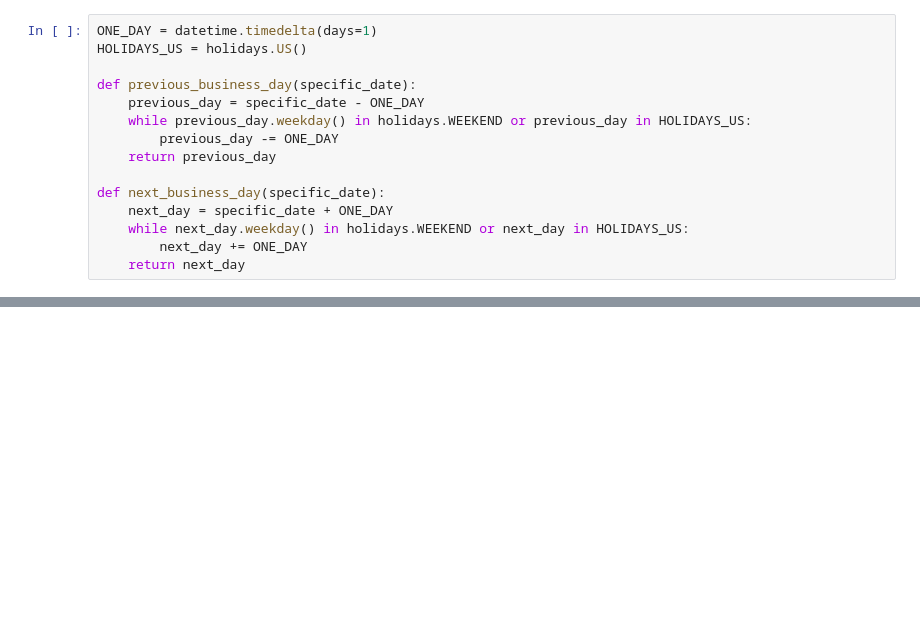
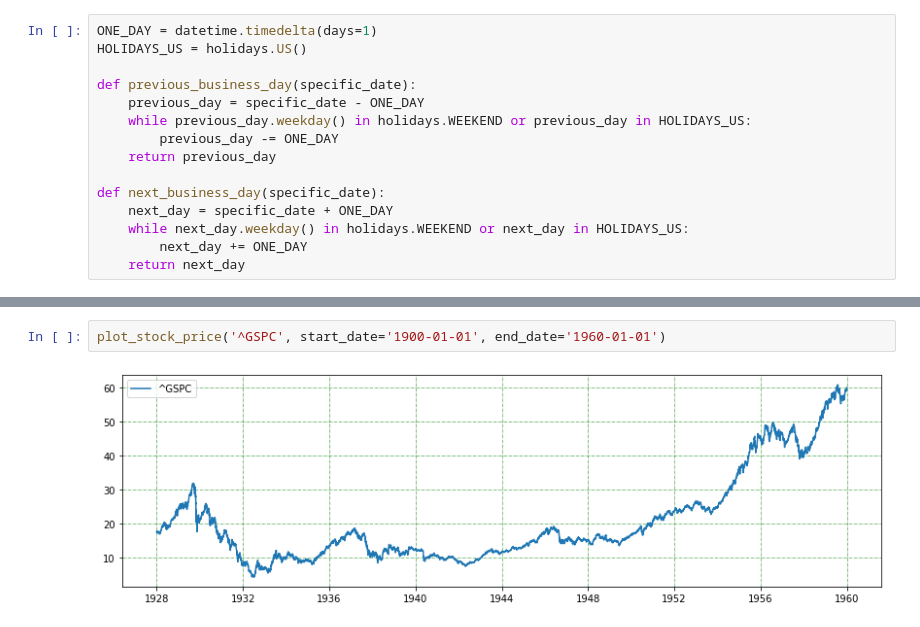
Before and after one commit to kiskani/kiskani.github.io, a Jupyter notebook: finance/2020/01/03/Finance-Notebook-1.ipynb, the cells around one changed output, grey strips where cells are left out. Saved outputs shown, nothing was run; the diff lists cells and outputs as text; blank space fills up the shorter version.

```diff
--- a/finance/2020/01/03/Finance-Notebook-1.ipynb
+++ b/finance/2020/01/03/Finance-Notebook-1.ipynb
@@ -65,0 +171,4 @@ compute_sharpe('GOOG')
+# %%
+plot_stock_price('^GSPC', start_date='1900-01-01', end_date='1960-01-01')
+# %% [output]
+[figure, added]
```
Also changed, not shown: parts of 22 cells of this notebook, 12 other files.
